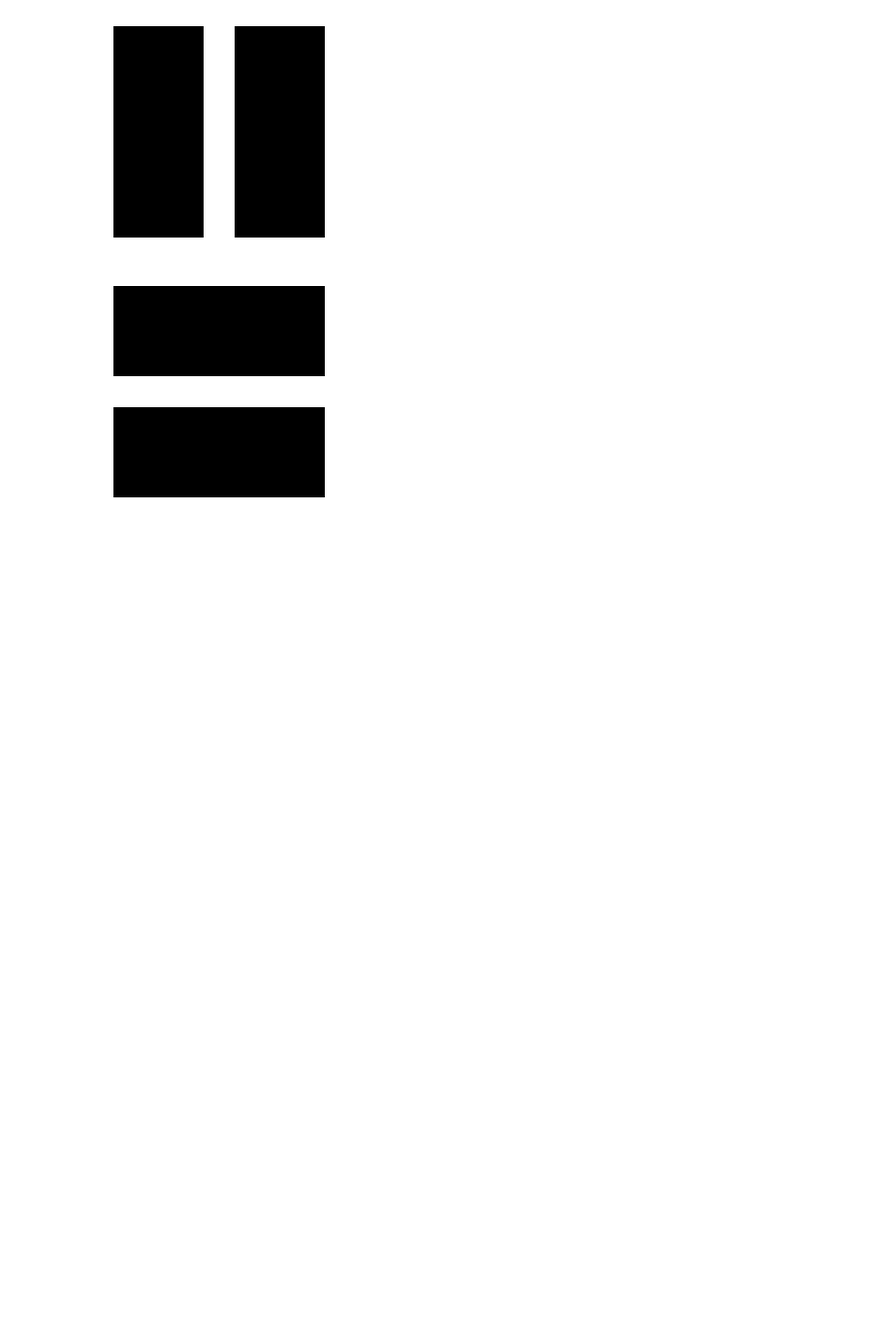
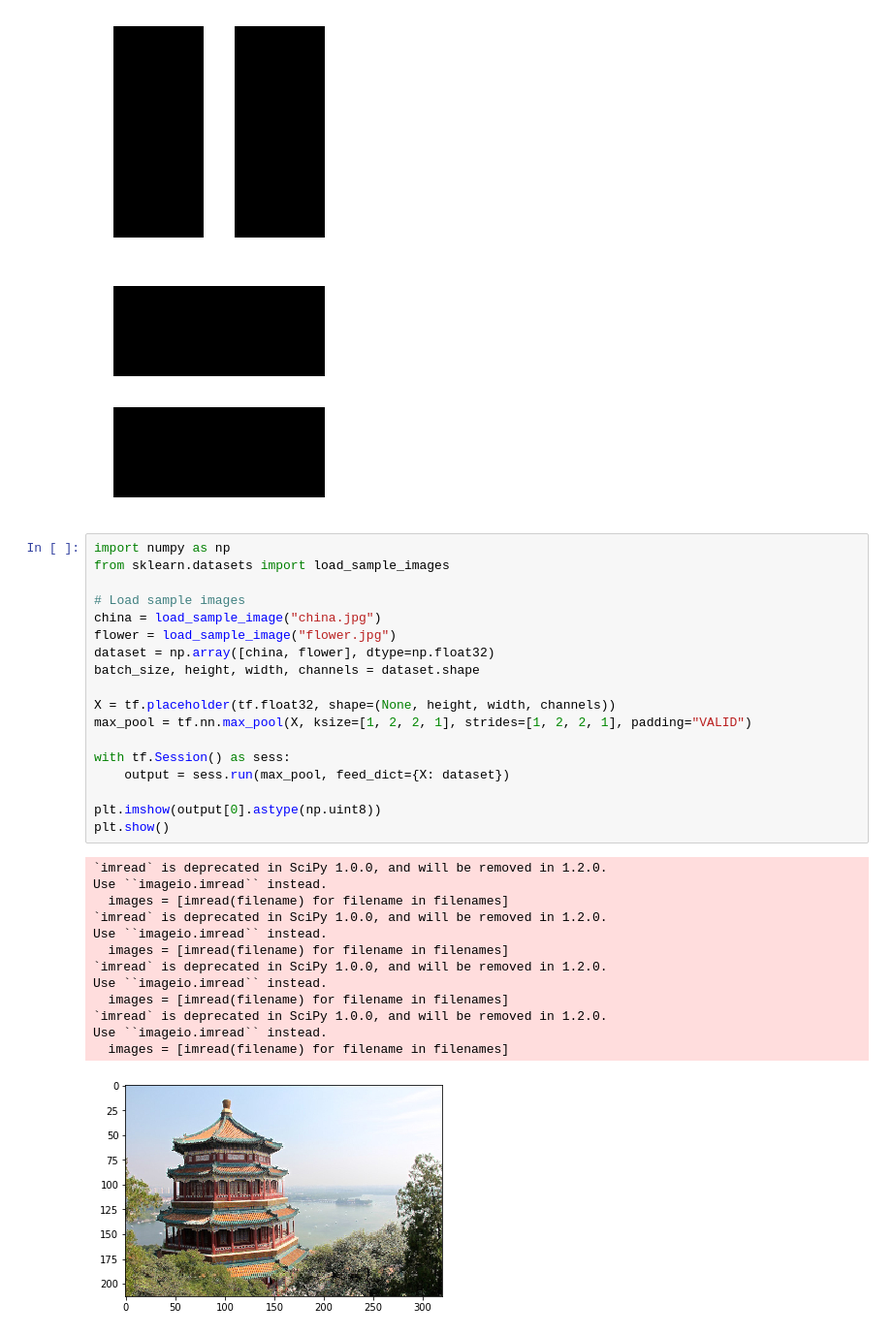
Before and after one commit to mmicatka/ml_book, a Jupyter notebook: Chapter 13 - Convolution Neural Networks.ipynb, the cells around one changed output. Shown: that part at 97% size. Drawn from its saved outputs; the diff is of its cells as text; blank space fills up the shorter version.

```diff
--- a/Chapter 13 - Convolution Neural Networks.ipynb
+++ b/Chapter 13 - Convolution Neural Networks.ipynb
@@ -47,3 +47,35 @@ plt.show()
 # %% [output]
 [figure]
 [figure]
+# %%
+import numpy as np
+from sklearn.datasets import load_sample_images
+
+# Load sample images
+china = load_sample_image("china.jpg")
+flower = load_sample_image("flower.jpg")
+dataset = np.array([china, flower], dtype=np.float32)
+batch_size, height, width, channels = dataset.shape
+
+X = tf.placeholder(tf.float32, shape=(None, height, width, channels))
+max_pool = tf.nn.max_pool(X, ksize=[1, 2, 2, 1], strides=[1, 2, 2, 1], padding="VALID")
+
+with tf.Session() as sess:
+    output = sess.run(max_pool, feed_dict={X: dataset})
+
+plt.imshow(output[0].astype(np.uint8))
+plt.show()
+# %% [output]
+`imread` is deprecated in SciPy 1.0.0, and will be removed in 1.2.0.
+Use ``imageio.imread`` instead.
+  images = [imread(filename) for filename in filenames]
+`imread` is deprecated in SciPy 1.0.0, and will be removed in 1.2.0.
+Use ``imageio.imread`` instead.
+  images = [imread(filename) for filename in filenames]
+`imread` is deprecated in SciPy 1.0.0, and will be removed in 1.2.0.
+Use ``imageio.imread`` instead.
+  images = [imread(filename) for filename in filenames]
+`imread` is deprecated in SciPy 1.0.0, and will be removed in 1.2.0.
+Use ``imageio.imread`` instead.
+  images = [imread(filename) for filename in filenames]
+[figure, added]
```
Also changed, not shown: parts of 1 cell of this notebook.
